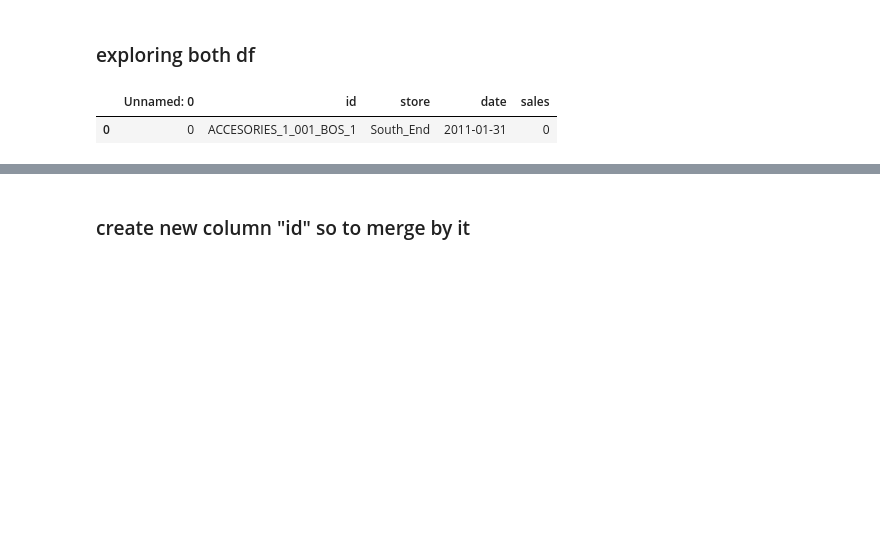
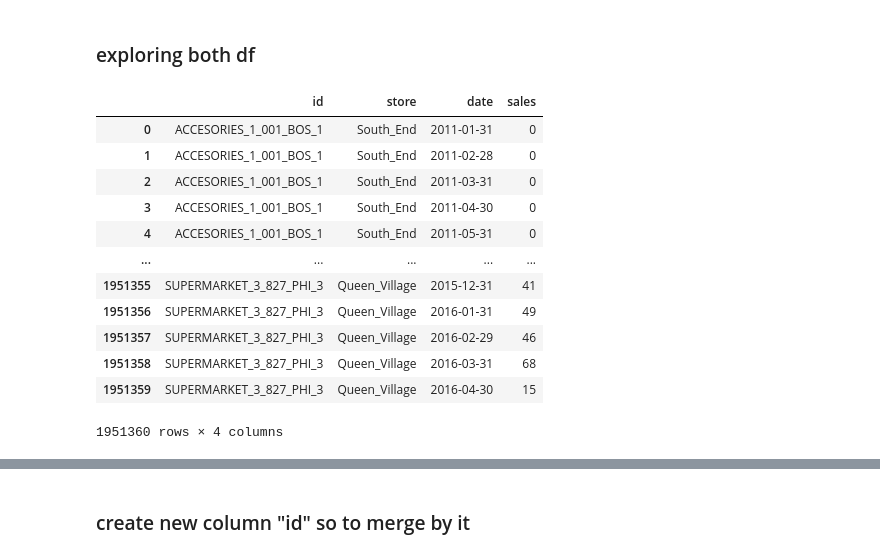
Before and after one commit to Unbiunio/DS-MARKET-TFM, a Jupyter notebook: main.ipynb, the cells around one changed output, grey strips where cells are left out. Cells and saved outputs as stored; diff of their text form; code cells hidden in the pictures; blank space fills up the shorter version.

```diff
--- a/main.ipynb
+++ b/main.ipynb
@@ -30,8 +30,19 @@ df_prices = pd.read_csv('./data/clean_data/cleaned_prices.csv')
 # %% [markdown]
 ### exploring both df
 # %%
-df_sales.head(1)
+df_sales
 # %% [output]
-|  | Unnamed: 0 | id | store | date | sales |
-| 0 | 0 | ACCESORIES_1_001_BOS_1 | South_End | 2011-01-31 | 0 |
+|  | id | store | date | sales |
+| 0 | ACCESORIES_1_001_BOS_1 | South_End | 2011-01-31 | 0 |
+| 1 | ACCESORIES_1_001_BOS_1 | South_End | 2011-02-28 | 0 |
+| 2 | ACCESORIES_1_001_BOS_1 | South_End | 2011-03-31 | 0 |
+| 3 | ACCESORIES_1_001_BOS_1 | South_End | 2011-04-30 | 0 |
+| 4 | ACCESORIES_1_001_BOS_1 | South_End | 2011-05-31 | 0 |
+| ... | ... | ... | ... | ... |
+| 1951355 | SUPERMARKET_3_827_PHI_3 | Queen_Village | 2015-12-31 | 41 |
+| 1951356 | SUPERMARKET_3_827_PHI_3 | Queen_Village | 2016-01-31 | 49 |
+| 1951357 | SUPERMARKET_3_827_PHI_3 | Queen_Village | 2016-02-29 | 46 |
+| 1951358 | SUPERMARKET_3_827_PHI_3 | Queen_Village | 2016-03-31 | 68 |
+| 1951359 | SUPERMARKET_3_827_PHI_3 | Queen_Village | 2016-04-30 | 15 |
+1951360 rows × 4 columns
 # %%
```
Also changed, not shown: parts of 4 cells of this notebook, 2 other files.
